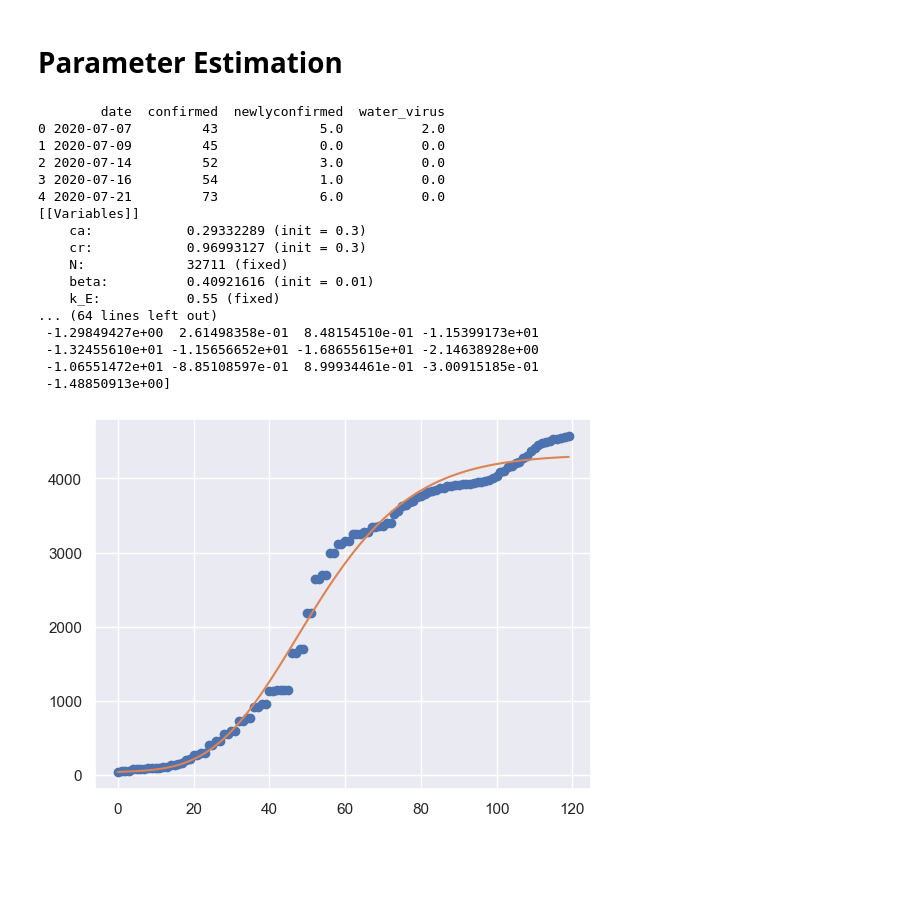
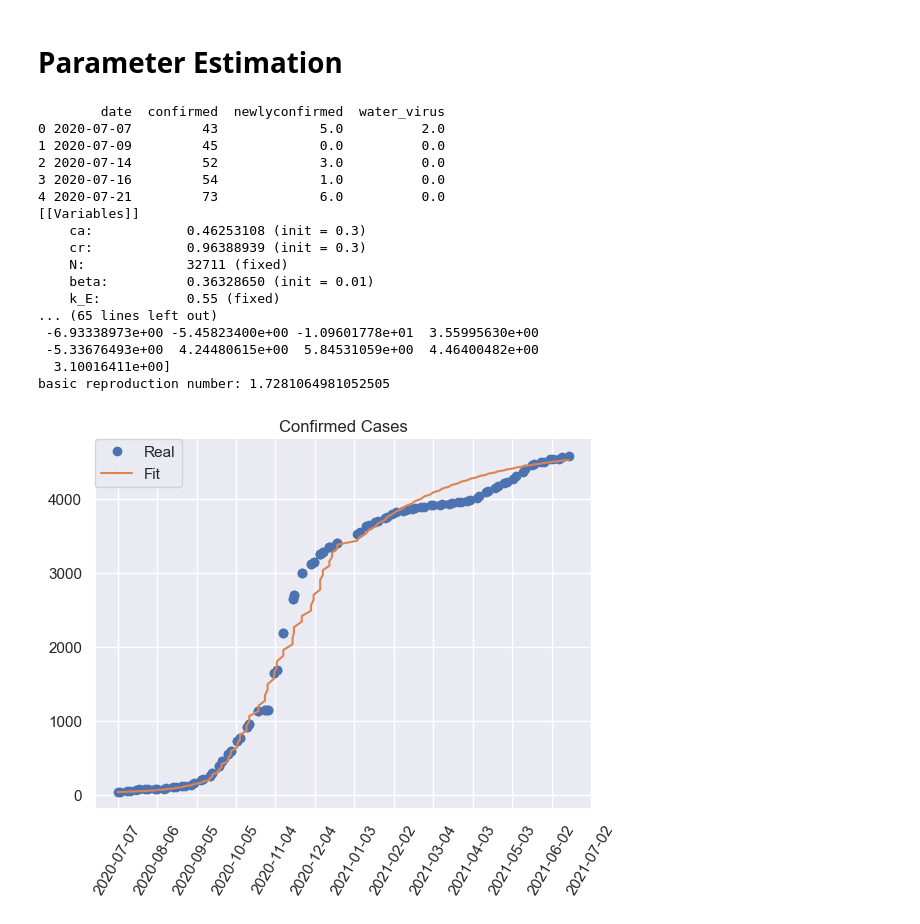
Before and after one commit to Song921012/2021Waste_Water_Project, a Jupyter notebook: wastewater_based_epidemiology202160884659.ipynb, the cells around one changed output. Drawn from its saved outputs; the diff is of its cells as text; code cells hidden in the pictures; blank space fills up the shorter version.

```diff
--- a/wastewater_based_epidemiology202160884659.ipynb
+++ b/wastewater_based_epidemiology202160884659.ipynb
@@ -210,6 +210,7 @@ import matplotlib.pyplot as plt
 import seaborn as sns
 from lmfit import Parameters, minimize, report_fit
 import pandas as pd
+import matplotlib as mp
 
 # Data import
 source_data = pd.read_csv("./Data/albany_merge_data.csv")
@@ -242,7 +243,7 @@ para_set.add('gamma_A', value=1 / 10, vary=False)
 para_set.add('gamma_R', value=1 / 13, vary=False)
 para_set.add('detecting_A', value=0.3, min=0.2, max=0.5)  # estimated
 para_set.add('detecting_I', value=0.5, min=0.5, max=1)  # estimated
-para_set.add('log_p_0', value=3, min=1, max=9)  # estimated
+para_set.add('log_p_0', value=8.5, min=8.5, max=10)  # estimated
 para_set.add('p_E', value=0.1, vary=False)
 para_set.add('p_A', value=0.1, vary=False)
 para_set.add('p_R', value=0.1, vary=False)
@@ -270,10 +271,10 @@ def error(para):
     model_data = para_model.ode_sol()
     A=Fit_data["confirmed"].values>10
     B=Fit_data["newlyconfirmed"].values>1
+    C=Fit_data["water_virus"].values>100
     mse_1 = (model_data["solution"][A, 4] - Fit_data["confirmed"].values[A])
     mse_2 = (model_data["newlyconfirmed"][B]- Fit_data["newlyconfirmed"].values[B])
-    mse_3 = (model_data["solution"][:, 7] - Fit_data["water_virus"].values) *\
-            Fit_data["water_virus"].values
+    mse_3 = (model_data["solution"][C, 7] - Fit_data["water_virus"].values[C])
     return np.append(mse_1,mse_2)
 
 
@@ -290,45 +291,76 @@ result_model = md.SEIARW(ctrl=ctrl, initS=initvalue["initS"], initE=initvalue["i
                          N=out.params["N"],
                          beta=out.params["beta"],
                          k_E=out.params["k_E"], k_A=out.params["k_A"], sigma=out.params["sigma"], rho=out.params["rho"],
                          gamma_I=out.params["gamma_I"], gamma_A=out.params["gamma_A"], gamma_R=out.params["gamma_R"],
                          detecting_A=out.params["detecting_A"], detacting_I=out.params["detecting_I"],
                          p_0=np.exp(out.params["log_p_0"]), p_E=out.params["p_E"], p_A=out.params["p_A"],
                          p_R=out.params["p_R"],
                          water_volume=out.params["water_volume"], waning_rate=out.params["waning_rate"])
 result_data = result_model.ode_sol()
+print("basic reproduction number:", result_model.BRN())
+
 
 plt.figure(2)
 sns.set_theme(style="darkgrid")
-plt.plot(Fit_data.index, Fit_data["confirmed"], "o")
-plt.plot(result_data["tspan"], result_data["solution"][:, 4])
+plt.plot(Fit_data["date"], Fit_data["confirmed"], "o",label="Real")
+plt.plot(Fit_data["date"], result_data["solution"][:, 4],label="Fit")
+plt.xticks(rotation=60)
+#x_major_locator=MultipleLocator(10)#把x轴的刻度间隔设置为1，并存在变量里
+#y_major_locator=MultipleLocator(10)#把y轴的刻度间隔设置为10，并存在变量里
+ax = plt.gca()  #ax为两条坐标轴的实例
+ax.xaxis.set_major_locator(mp.ticker.MultipleLocator(30))  # 解决刻度过密
+plt.legend(loc='upper left', borderaxespad=0.)
+ax.spines['top'].set_visible(False)
+ax.spines['right'].set_visible(False)
+plt.title('Confirmed Cases')
+plt.savefig('./Fig/Confirmed_fit202162291315.png', dpi=100, bbox_inches='tight')
 plt.show()
 
 plt.figure(3)
 sns.set_theme(style="darkgrid")
-plt.plot(Fit_data.index, Fit_data["newlyconfirmed"], "o")
-plt.plot(result_data["tspan"], result_data["newlyconfirmed"])
+plt.plot(Fit_data["date"], Fit_data["newlyconfirmed"], "o",label="Real")
+plt.plot(Fit_data["date"], result_data["newlyconfirmed"],label="Fit")
+plt.xticks(rotation=60)
+#x_major_locator=MultipleLocator(10)#把x轴的刻度间隔设置为1，并存在变量里
+#y_major_locator=MultipleLocator(10)#把y轴的刻度间隔设置为10，并存在变量里
+ax = plt.gca()  #ax为两条坐标轴的实例
+ax.xaxis.set_major_locator(mp.ticker.MultipleLocator(30))  # 解决刻度过密
+plt.legend(loc='upper left', borderaxespad=0.)
+ax.spines['top'].set_visible(False)
+ax.spines['right'].set_visible(False)
+plt.title('Daily Confirmed Cases')
+plt.savefig('./Fig/daily_confirmed_fit202162291315.png', dpi=100, bbox_inches='tight')
 plt.show()
+
 plt.figure(4)
 sns.set_theme(style="darkgrid")
-plt.plot(Fit_data.index, Fit_data["water_virus"], "o")
-plt.plot(result_data["tspan"], result_data["solution"][:, 7])
+plt.plot(Fit_data["date"], Fit_data["water_virus"], "o",label="Real")
+plt.plot(Fit_data["date"], result_data["solution"][:, 7],label="Fit")
+plt.xticks(rotation=60)
+ax = plt.gca()  #ax为两条坐标轴的实例
+ax.xaxis.set_major_locator(mp.ticker.MultipleLocator(30))  # 解决刻度过密
+plt.legend(loc='upper left', borderaxespad=0.)
+ax.spines['top'].set_visible(False)
+ax.spines['right'].set_visible(False)
+plt.title('Wastewater virus concentration')
+plt.savefig('./Fig/wastewater_virus_fit202162291315.png', dpi=100, bbox_inches='tight')
 plt.show()
 # %% [output]
         date  confirmed  newlyconfirmed  water_virus
 0 2020-07-07         43             5.0          2.0
 1 2020-07-09         45             0.0          0.0
 2 2020-07-14         52             3.0          0.0
 3 2020-07-16         54             1.0          0.0
 4 2020-07-21         73             6.0          0.0
 [[Variables]]
-    ca:            0.29332289 (init = 0.3)
-    cr:            0.96993127 (init = 0.3)
+    ca:            0.46253108 (init = 0.3)
+    cr:            0.96388939 (init = 0.3)
     N:             32711 (fixed)
-    beta:          0.40921616 (init = 0.01)
+    beta:          0.36328650 (init = 0.01)
     k_E:           0.55 (fixed)
-... (64 lines left out)
- -1.29849427e+00  2.61498358e-01  8.48154510e-01 -1.15399173e+01
- -1.32455610e+01 -1.15656652e+01 -1.68655615e+01 -2.14638928e+00
- -1.06551472e+01 -8.85108597e-01  8.99934461e-01 -3.00915185e-01
- -1.48850913e+00]
+... (65 lines left out)
+ -6.93338973e+00 -5.45823400e+00 -1.09601778e+01  3.55995630e+00
+ -5.33676493e+00  4.24480615e+00  5.84531059e+00  4.46400482e+00
+  3.10016411e+00]
+basic reproduction number: 1.7281064981052505
-[figure, old version]
+[figure, new version]
```
Also changed, not shown: parts of 1 cell of this notebook, 3 other files.
